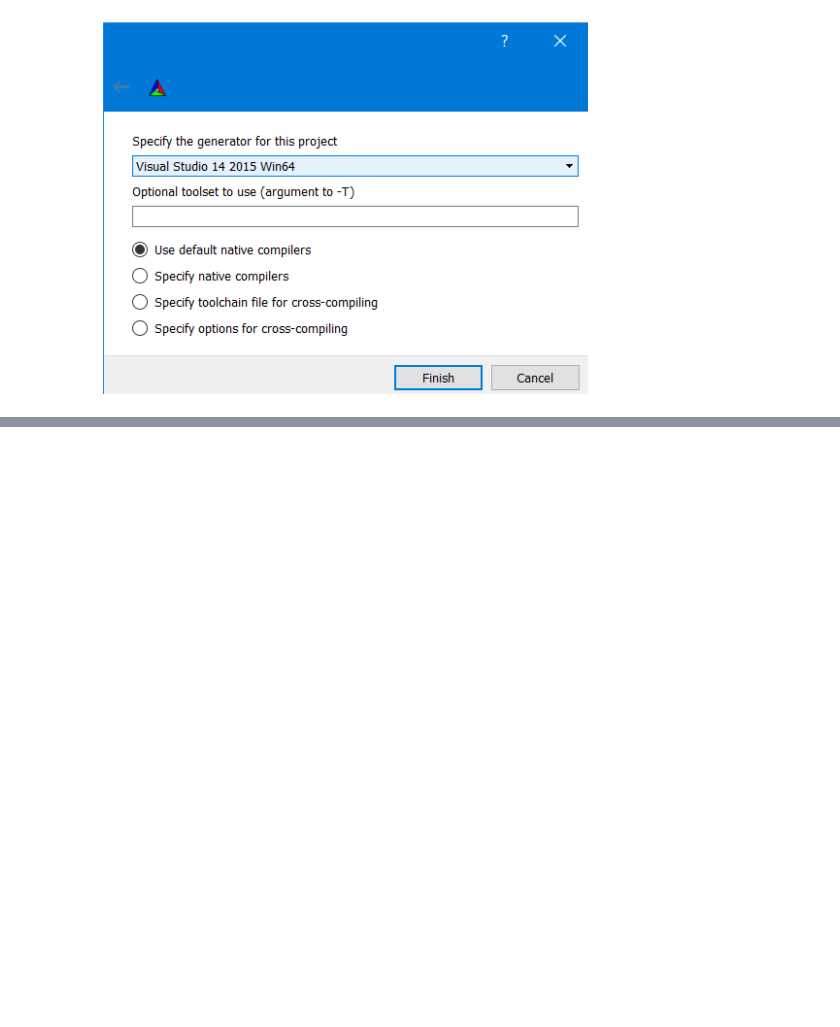
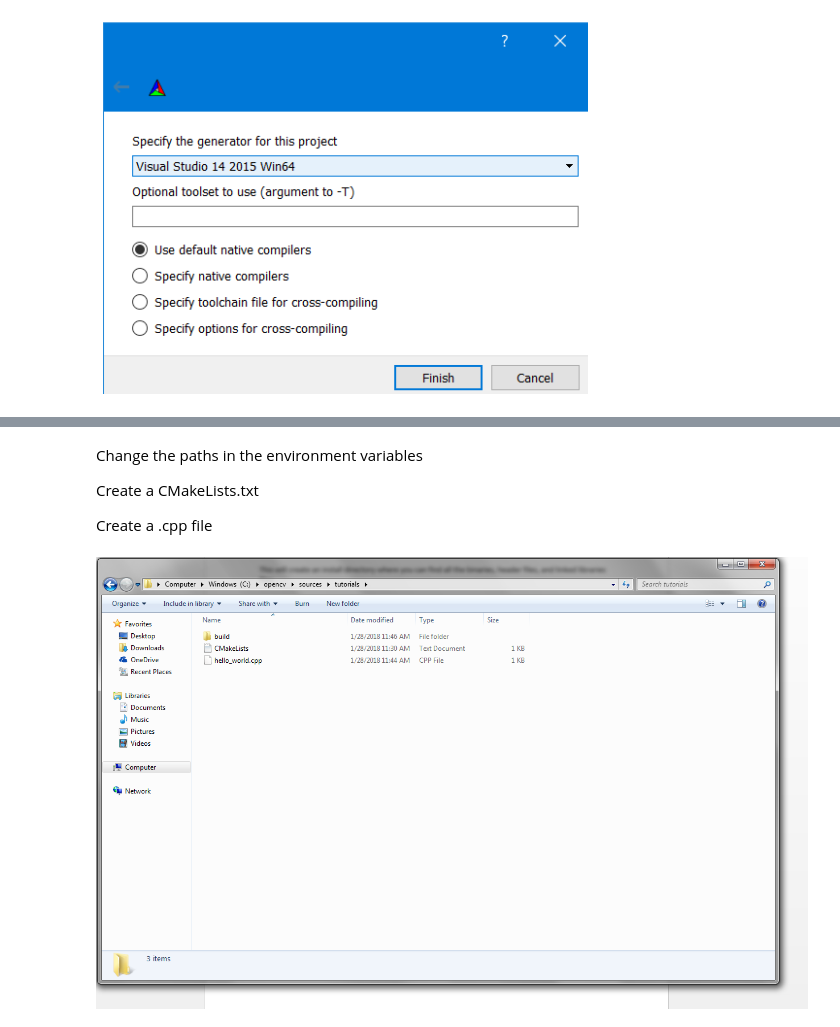
Before and after one commit to cesco345/OpenCV-on-Windows-from-Command-Line, a Jupyter notebook: tutorial1_windows.ipynb, the cells around one changed output, grey strips where cells are left out. Drawn from its saved outputs; the diff is of its cells as text; code cells hidden in the pictures; blank space fills up the shorter version.

```diff
--- a/tutorial1_windows.ipynb
+++ b/tutorial1_windows.ipynb
@@ -110,0 +128,10 @@ Image("image17.png")
+# %% [markdown]
+Change the paths in the environment variables
+
+Create a CMakeLists.txt
+
+Create a .cpp file
+# %%
+Image("image20.png")
+# %% [output]
+[figure, added]
```
Also changed, not shown: parts of 9 cells of this notebook.
